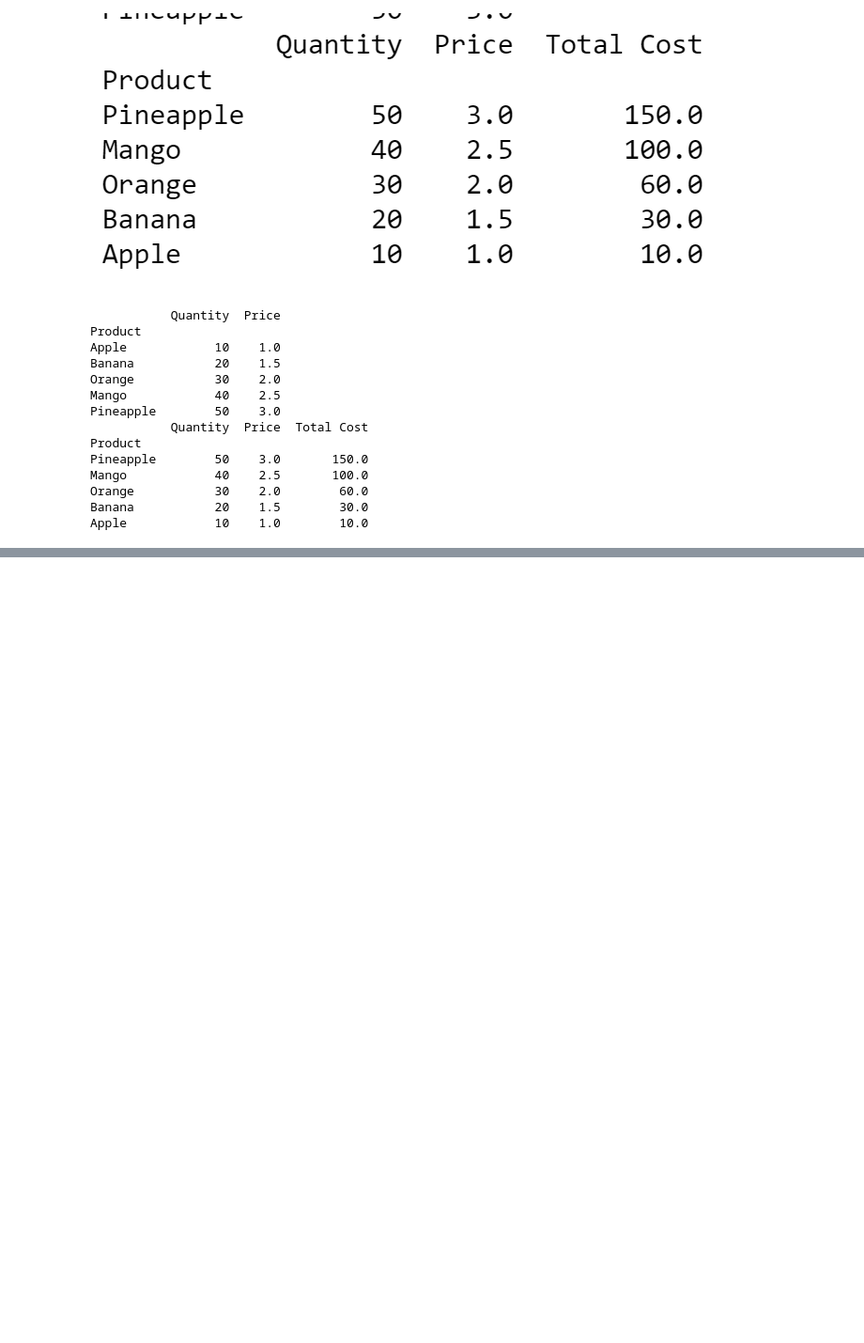
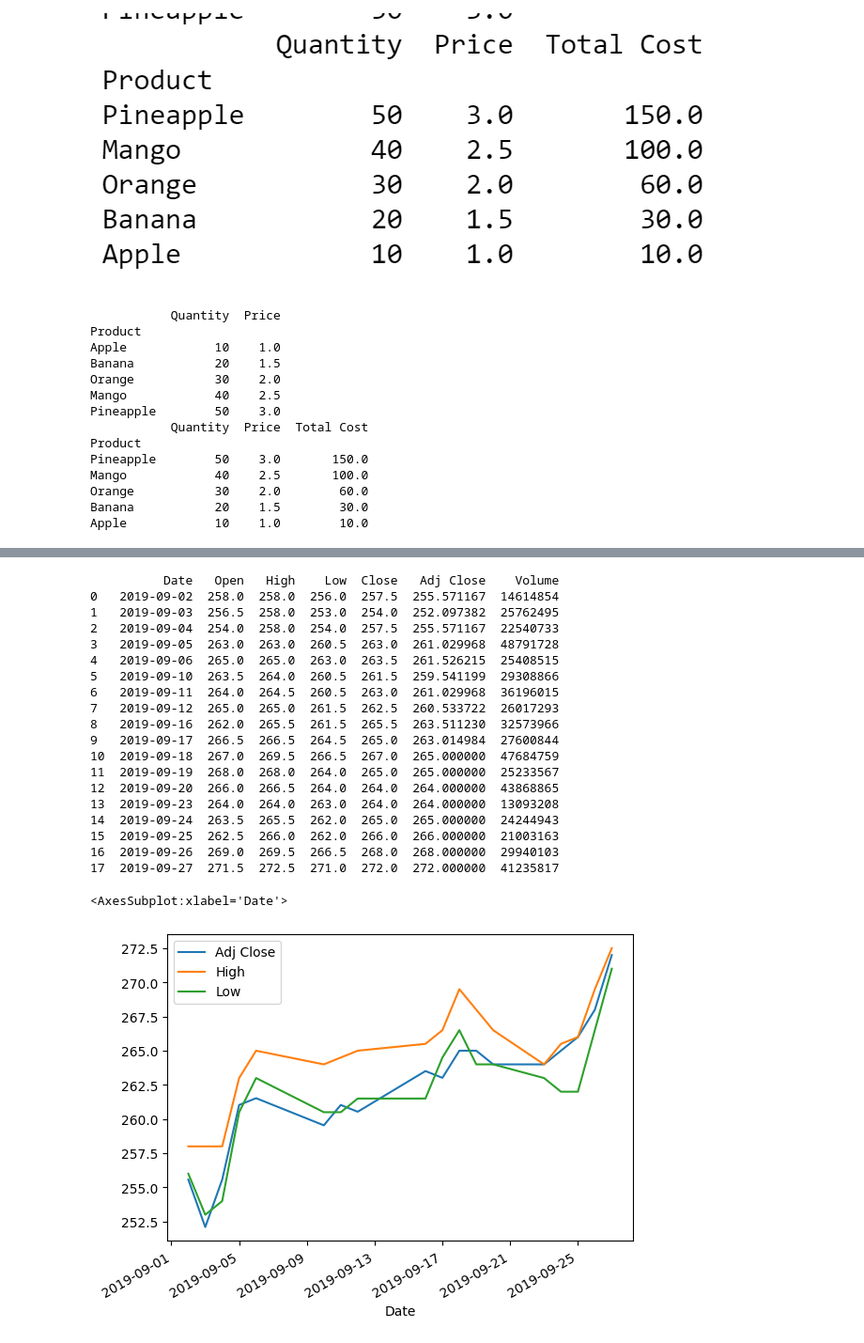
Before and after one commit to stevenhsiao-nzxt-sqa/python-web-crawler, a Jupyter notebook: Ch6.ipynb, the cells around one changed output, grey strips where cells are left out. Shown at 94% size. Saved outputs shown, nothing was run; the diff lists cells and outputs as text; code cells hidden in the pictures; blank space fills up the shorter version.

```diff
--- a/Ch6.ipynb
+++ b/Ch6.ipynb
@@ -502,0 +824,36 @@ Apple            10    1.0        10.0
+# %%
+import pandas as pd
+
+df = pd.read_csv("./MP22027_Example/ch06/2330_2019_9.csv")
+print(df)
+
+data = pd.DataFrame()
+data["Date"] = pd.to_datetime(df["Date"])
+data["Adj Close"] = df["Adj Close"]
+data["High"] = df["High"]
+data["Low"] = df["Low"]
+data = data.set_index("Date")
+
+data.plot(kind="line")
+# %% [output]
+          Date   Open   High    Low  Close   Adj Close    Volume
+0   2019-09-02  258.0  258.0  256.0  257.5  255.571167  14614854
+1   2019-09-03  256.5  258.0  253.0  254.0  252.097382  25762495
+2   2019-09-04  254.0  258.0  254.0  257.5  255.571167  22540733
+3   2019-09-05  263.0  263.0  260.5  263.0  261.029968  48791728
+4   2019-09-06  265.0  265.0  263.0  263.5  261.526215  25408515
+5   2019-09-10  263.5  264.0  260.5  261.5  259.541199  29308866
+6   2019-09-11  264.0  264.5  260.5  263.0  261.029968  36196015
+7   2019-09-12  265.0  265.0  261.5  262.5  260.533722  26017293
+8   2019-09-16  262.0  265.5  261.5  265.5  263.511230  32573966
+9   2019-09-17  266.5  266.5  264.5  265.0  263.014984  27600844
+10  2019-09-18  267.0  269.5  266.5  267.0  265.000000  47684759
+11  2019-09-19  268.0  268.0  264.0  265.0  265.000000  25233567
+12  2019-09-20  266.0  266.5  264.0  264.0  264.000000  43868865
+13  2019-09-23  264.0  264.0  263.0  264.0  264.000000  13093208
+14  2019-09-24  263.5  265.5  262.0  265.0  265.000000  24244943
+15  2019-09-25  262.5  266.0  262.0  266.0  266.000000  21003163
+16  2019-09-26  269.0  269.5  266.5  268.0  268.000000  29940103
+17  2019-09-27  271.5  272.5  271.0  272.0  272.000000  41235817
+<AxesSubplot:xlabel='Date'>
+[figure, added]
```
Also changed, not shown: parts of 36 cells of this notebook, 1 other file.
